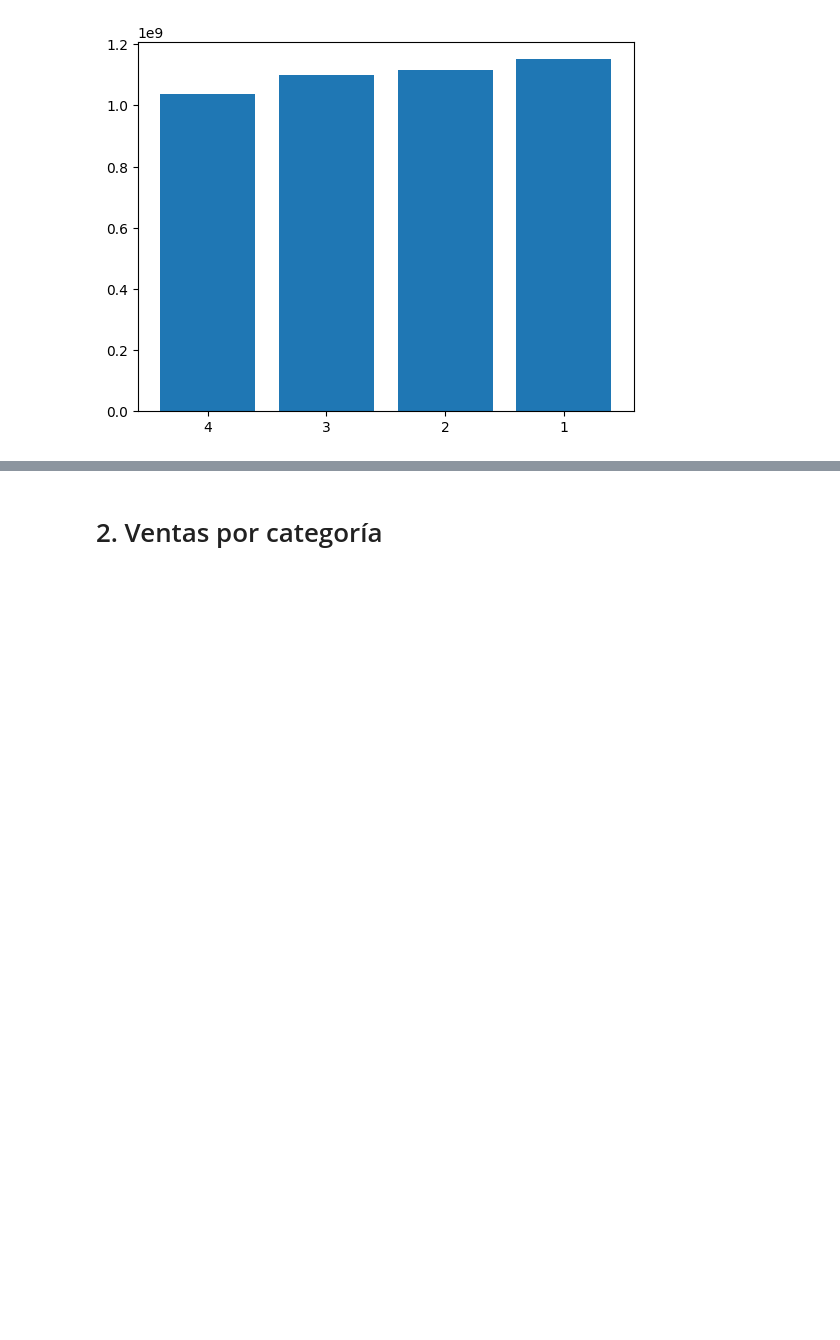
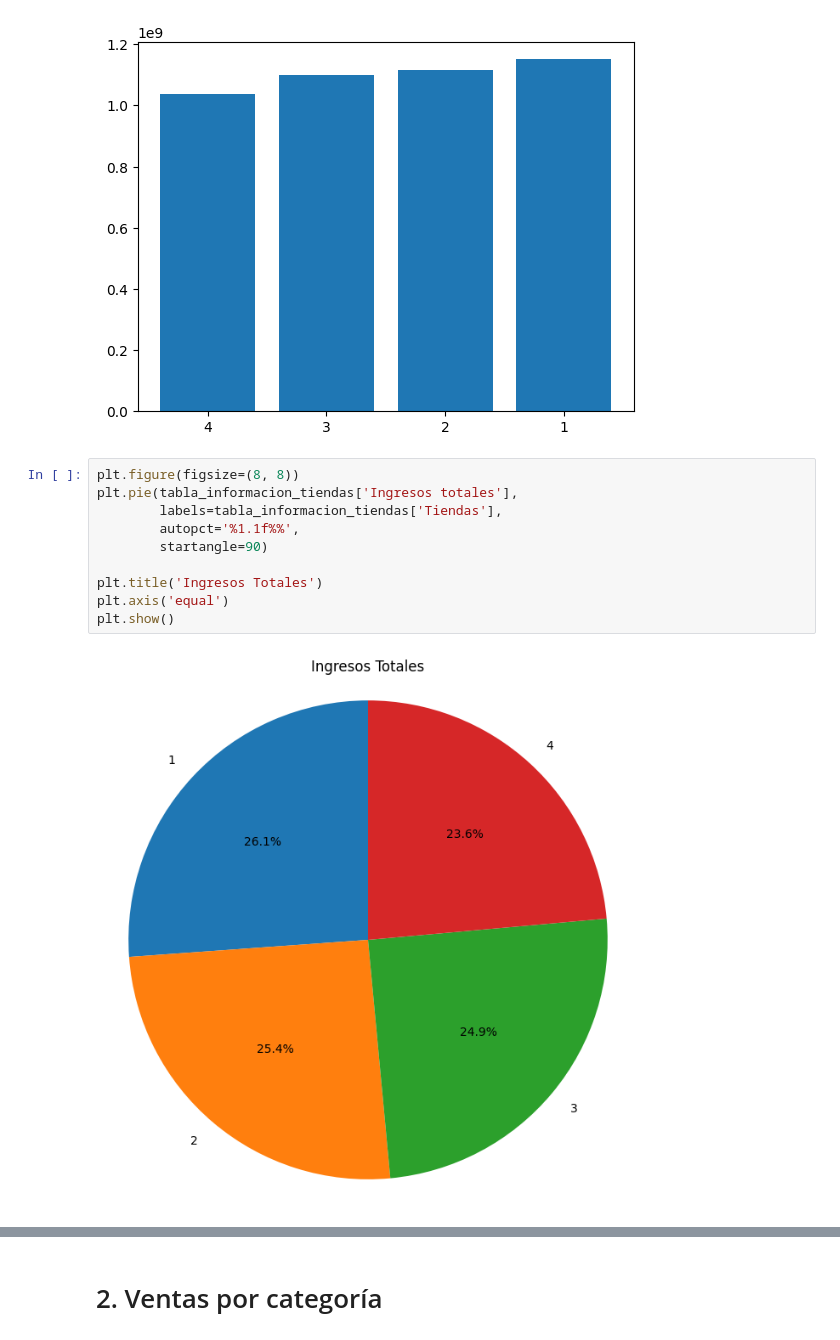
Before and after one commit to Yovan05/alura-store-latam, a Jupyter notebook: AluraStoreLatam.ipynb, the cells around one changed output, grey strips where cells are left out. Cells and saved outputs as stored; diff of their text form; blank space fills up the shorter version.

```diff
--- a/AluraStoreLatam.ipynb
+++ b/AluraStoreLatam.ipynb
@@ -73,3 +73,15 @@ plt.show
 # %% [output]
 <function matplotlib.pyplot.show(close=None, block=None)>
 [figure]
+# %%
+plt.figure(figsize=(8, 8))
+plt.pie(tabla_informacion_tiendas['Ingresos totales'],
+        labels=tabla_informacion_tiendas['Tiendas'],
+        autopct='%1.1f%%',
+        startangle=90)
+
+plt.title('Ingresos Totales')
+plt.axis('equal')
+plt.show()
+# %% [output]
+[figure, added]
```
Also changed, not shown: parts of 24 cells of this notebook.
